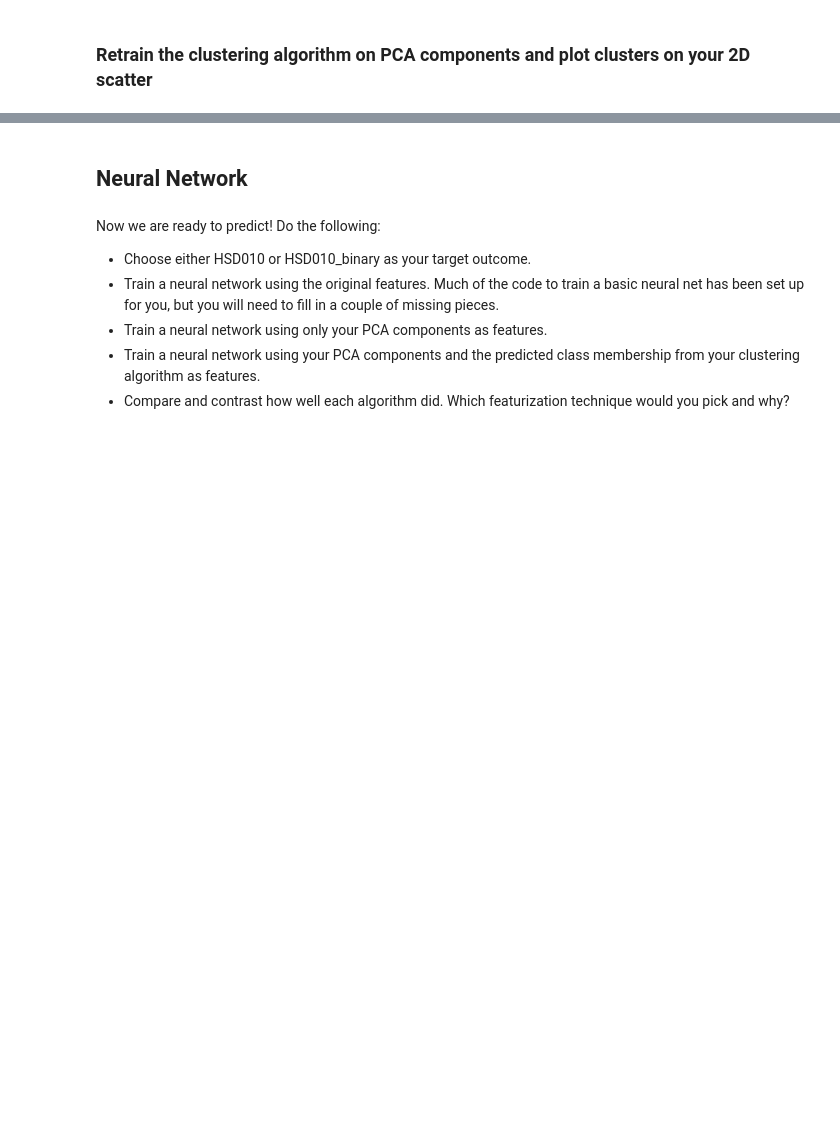
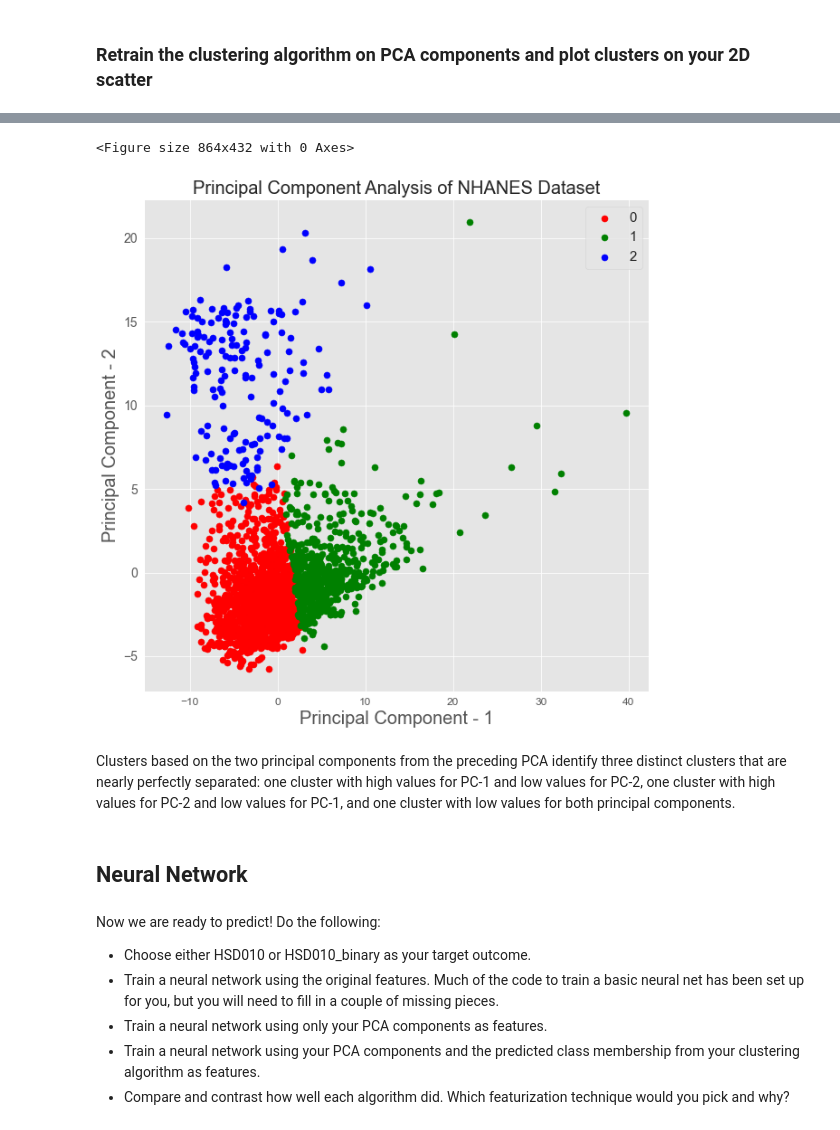
Before and after one commit to lawrence-j-liu/CSS_Project-4_Team-5_Fall-2020, a Jupyter notebook: Project 4 Students.ipynb, the cells around one changed output, grey strips where cells are left out. Cells and saved outputs as stored; diff of their text form; code cells hidden in the pictures; blank space fills up the shorter version.

```diff
--- a/Project 4 Students.ipynb
+++ b/Project 4 Students.ipynb
@@ -248,3 +268,28 @@ Summarizing the data with only principal components 1 and 2 does not do a good j
+# %%
+kmeans_pca = KMeans(n_clusters=3, max_iter=300).fit(pca_df)
+pca_df["Clusters"] = kmeans_pca.labels_
+# %%
+plt.figure()
+plt.figure(figsize=(10,10))
+plt.xticks(fontsize=12)
+plt.yticks(fontsize=14)
+plt.xlabel('Principal Component - 1',fontsize=20)
+plt.ylabel('Principal Component - 2',fontsize=20)
+plt.title("Principal Component Analysis of NHANES Dataset",fontsize=20)
+targets = [0, 1, 2]
+colors = ['r', 'g', 'b']
+for target, color in zip(targets,colors):
+    indicesToKeep = nhanes_scaled_X['Clusters'] == target
+    plt.scatter(pca_df.loc[indicesToKeep, 'principal component 1']
+               , pca_df.loc[indicesToKeep, 'principal component 2'], c = color, s = 50)
+
+plt.legend(targets,prop={'size': 15})
+plt.show()
+# %% [output]
+<Figure size 864x432 with 0 Axes>
+[figure, added]
+# %% [markdown]
+Clusters based on the two principal components from the preceding PCA identify three distinct clusters that are nearly perfectly separated: one cluster with high values for PC-1 and low values for PC-2, one cluster with high values for PC-2 and low values for PC-1, and one cluster with low values for both principal components.
 # %% [markdown]
 ## Neural Network
 # %% [markdown]
```
Also changed, not shown: parts of 16 cells of this notebook.
